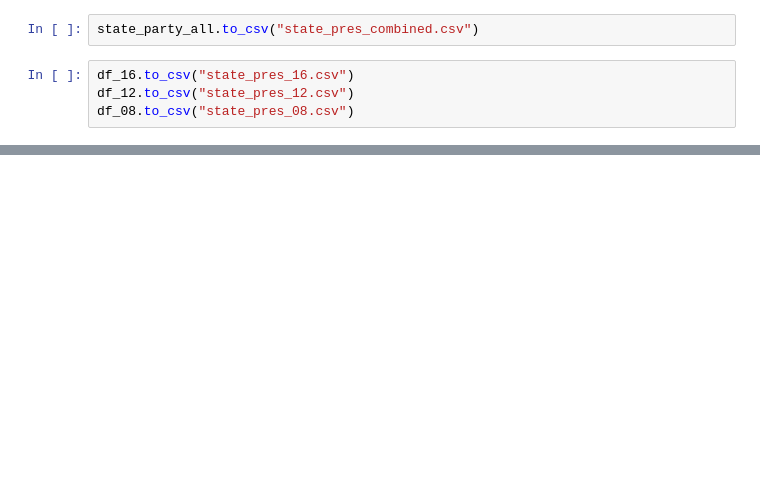
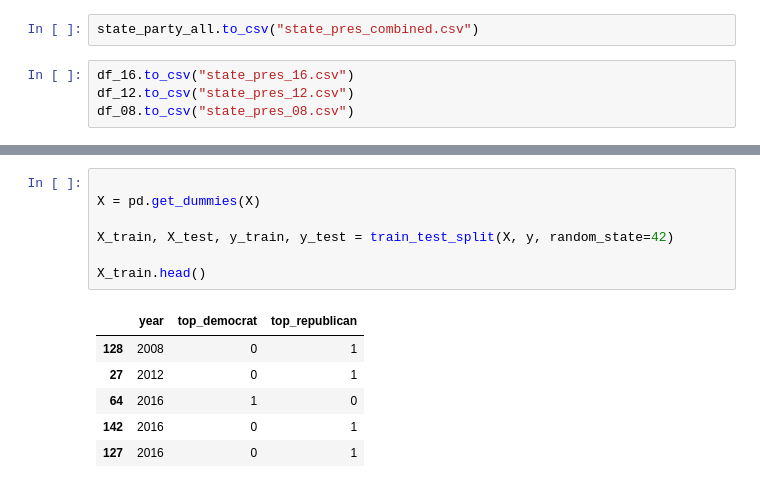
Before and after one commit to vasuda23/Election_Prediction_Analysis, a Jupyter notebook: Presidential State election 08-16/President County.ipynb, the cells around one changed output, grey strips where cells are left out. Drawn from its saved outputs; the diff is of its cells as text; blank space fills up the shorter version.

```diff
--- a/Presidential State election 08-16/President County.ipynb
+++ b/Presidential State election 08-16/President County.ipynb
@@ -231,0 +233,14 @@ df_08.to_csv("state_pres_08.csv")
+# %%
+
+X = pd.get_dummies(X)
+
+X_train, X_test, y_train, y_test = train_test_split(X, y, random_state=42)
+
+X_train.head()
+# %% [output]
+|  | year | top_democrat | top_republican |
+| 128 | 2008 | 0 | 1 |
+| 27 | 2012 | 0 | 1 |
+| 64 | 2016 | 1 | 0 |
+| 142 | 2016 | 0 | 1 |
+| 127 | 2016 | 0 | 1 |
```
Also changed, not shown: parts of 19 cells of this notebook, 2 other files.
